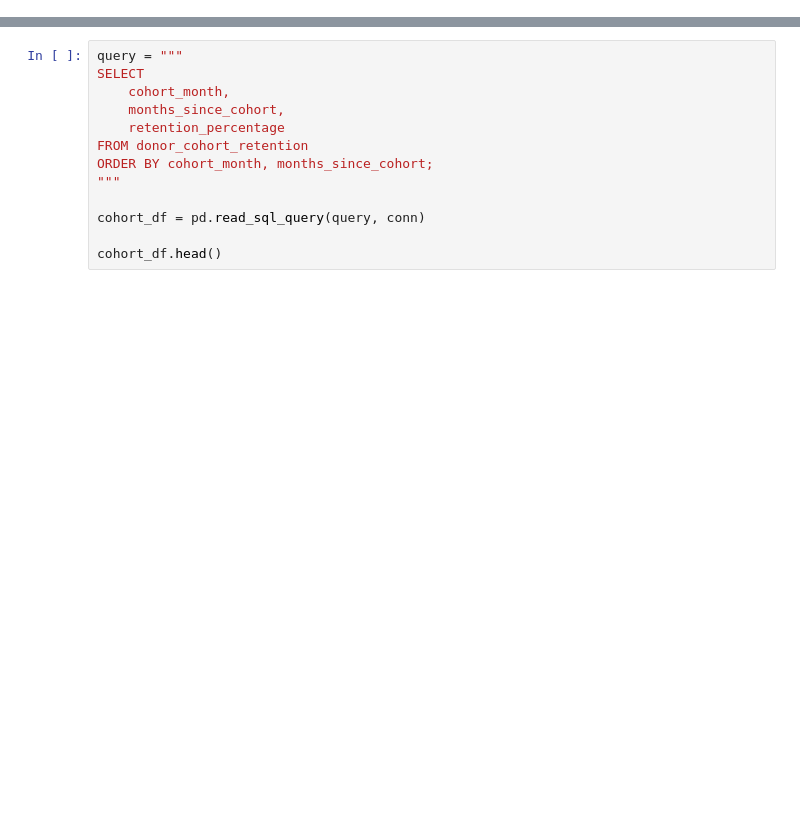
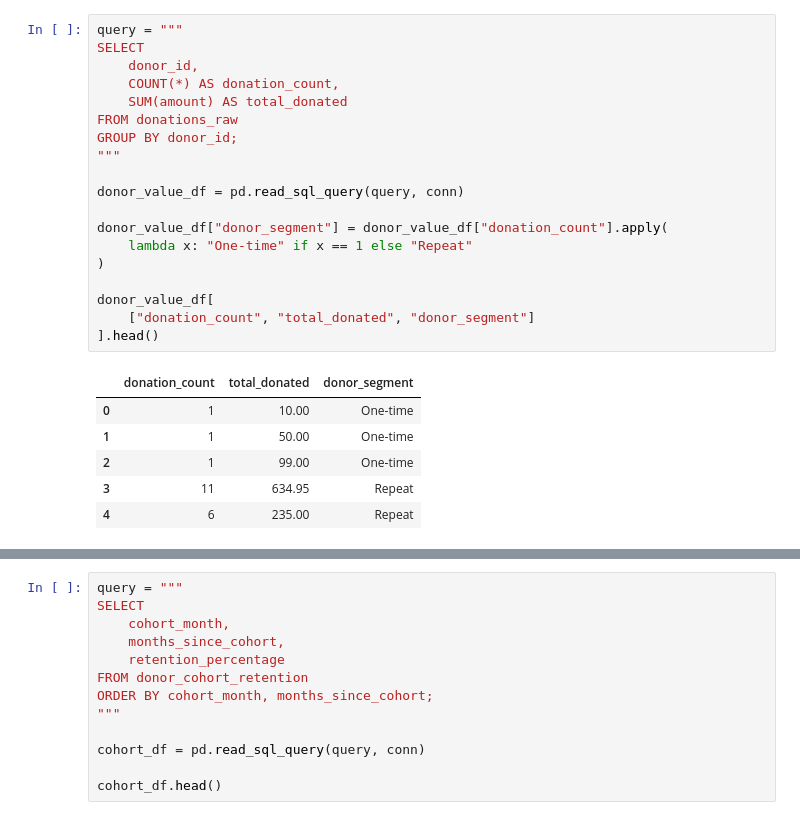
Before and after one commit to diivyaaanshii/DonorPulse, a Jupyter notebook: notebooks/analysis.ipynb, the cells around one changed output, grey strips where cells are left out. Drawn from its saved outputs; the diff is of its cells as text; blank space fills up the shorter version.

```diff
--- a/notebooks/analysis.ipynb
+++ b/notebooks/analysis.ipynb
@@ -17,0 +101,26 @@ Database connected successfully!
+# %%
+query = """
+SELECT
+    donor_id,
+    COUNT(*) AS donation_count,
+    SUM(amount) AS total_donated
+FROM donations_raw
+GROUP BY donor_id;
+"""
+
+donor_value_df = pd.read_sql_query(query, conn)
+
+donor_value_df["donor_segment"] = donor_value_df["donation_count"].apply(
+    lambda x: "One-time" if x == 1 else "Repeat"
+)
+
+donor_value_df[
+    ["donation_count", "total_donated", "donor_segment"]
+].head()
+# %% [output]
+|  | donation_count | total_donated | donor_segment |
+| 0 | 1 | 10.00 | One-time |
+| 1 | 1 | 50.00 | One-time |
+| 2 | 1 | 99.00 | One-time |
+| 3 | 11 | 634.95 | Repeat |
+| 4 | 6 | 235.00 | Repeat |
```
Also changed, not shown: parts of 32 cells of this notebook.
